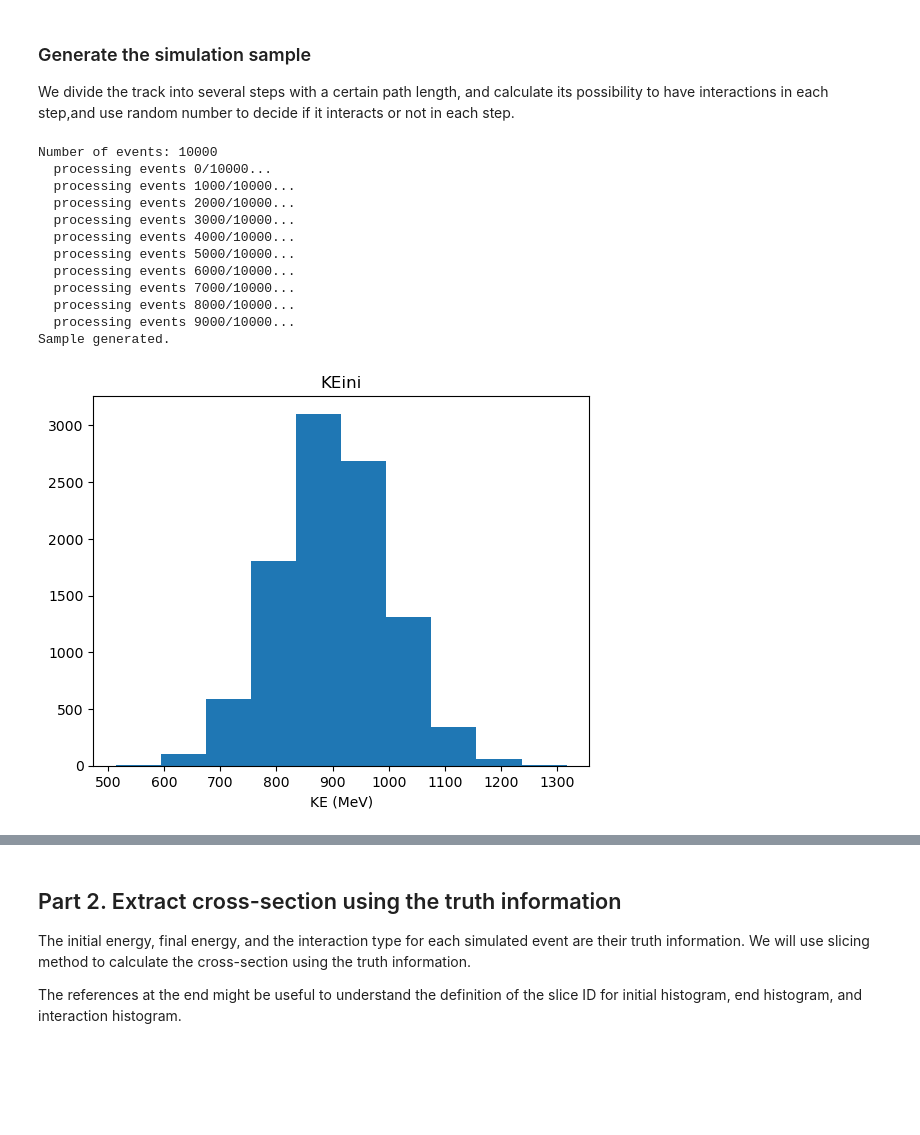
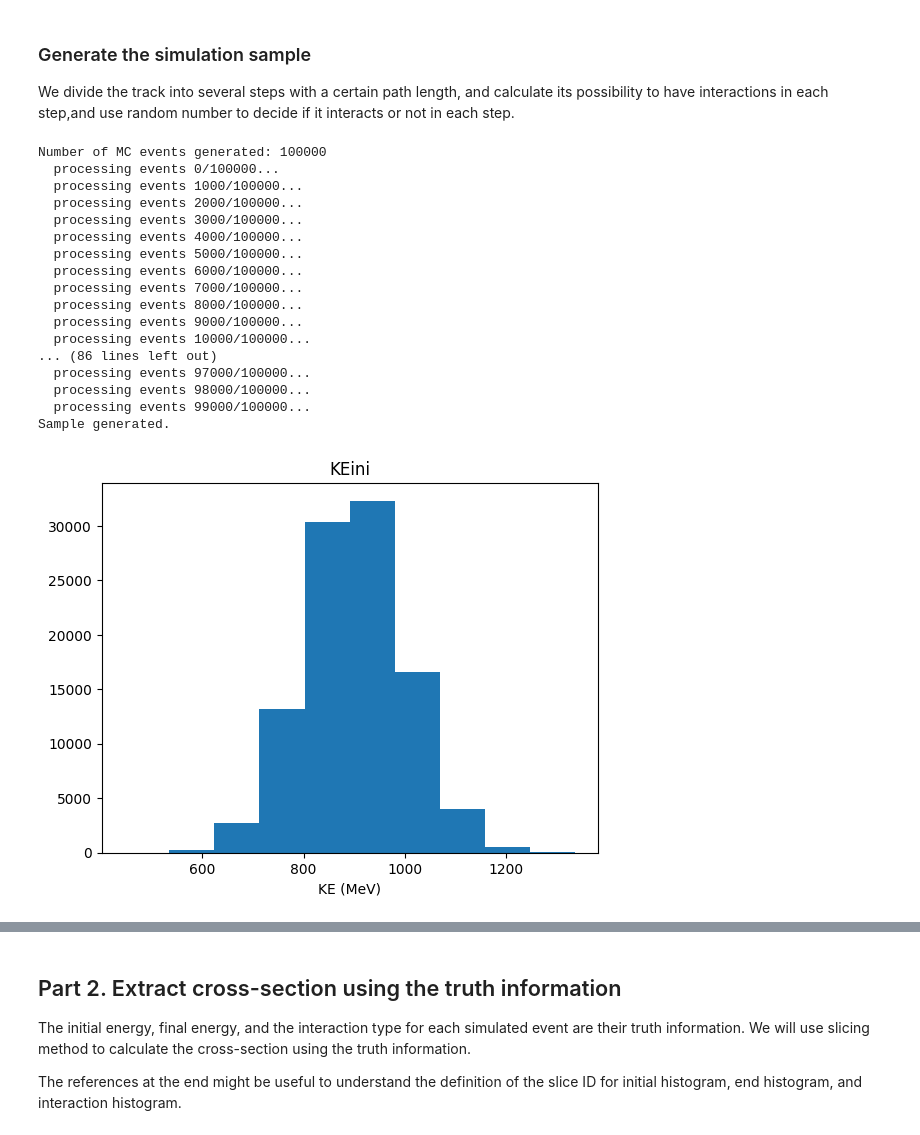
Before and after one commit to Yinrui-Liu/hadron-Ar_XS, a Jupyter notebook: hadron-Ar_XS.ipynb, the cells around one changed output, grey strips where cells are left out. Saved outputs shown, nothing was run; the diff lists cells and outputs as text; code cells hidden in the pictures; blank space fills up the shorter version.

```diff
--- a/hadron-Ar_XS.ipynb
+++ b/hadron-Ar_XS.ipynb
@@ -105,43 +105,48 @@ def interaction_sim(KE, x_step): # simulate step-by-step, until the probe intera
     return KE, flag # the final energy of the probe particle; a flag indicating the type of interaction
 # %%
 x_step = 0.1 # step size (cm)
-Nevts = 10000 # number of events to be generated
-print("Number of events:", Nevts)
+Nevts = 100000 # number of events to be generated
+print("Number of MC events generated:", Nevts)
 
 trueKEi = np.random.normal(900, 100, Nevts) # initial energy of all events
 trueKEf = [] # final energy of all events
 int_type = [] # interaction type of all events
 
 for ievt in range(Nevts):
     if (ievt%(10000*x_step)==0):
         print(f"  processing events {ievt}/{Nevts}...")
     KE, flag = interaction_sim(trueKEi[ievt], x_step)
     trueKEf.append(KE)
     int_type.append(flag)
 
 trueKEf = np.array(trueKEf)
 print("Sample generated.")
 
 # plot the distribution of initial energy and final energy
 plt.hist(trueKEi)
 plt.xlabel("KE (MeV)")
 plt.title("KEini")
 plt.show()
 plt.hist(trueKEf)
 plt.xlabel("KE (MeV)")
 plt.title("KEend")
 plt.show()
 # %% [output]
-Number of events: 10000
-  processing events 0/10000...
-  processing events 1000/10000...
-  processing events 2000/10000...
-  processing events 3000/10000...
-  processing events 4000/10000...
-  processing events 5000/10000...
-  processing events 6000/10000...
-  processing events 7000/10000...
-  processing events 8000/10000...
-  processing events 9000/10000...
+Number of MC events generated: 100000
+  processing events 0/100000...
+  processing events 1000/100000...
+  processing events 2000/100000...
+  processing events 3000/100000...
+  processing events 4000/100000...
+  processing events 5000/100000...
+  processing events 6000/100000...
+  processing events 7000/100000...
+  processing events 8000/100000...
+  processing events 9000/100000...
+  processing events 10000/100000...
+... (86 lines left out)
+  processing events 97000/100000...
+  processing events 98000/100000...
+  processing events 99000/100000...
 Sample generated.
-[figure, old version]
+[figure, new version]
```
Also changed, not shown: parts of 30 cells of this notebook.
